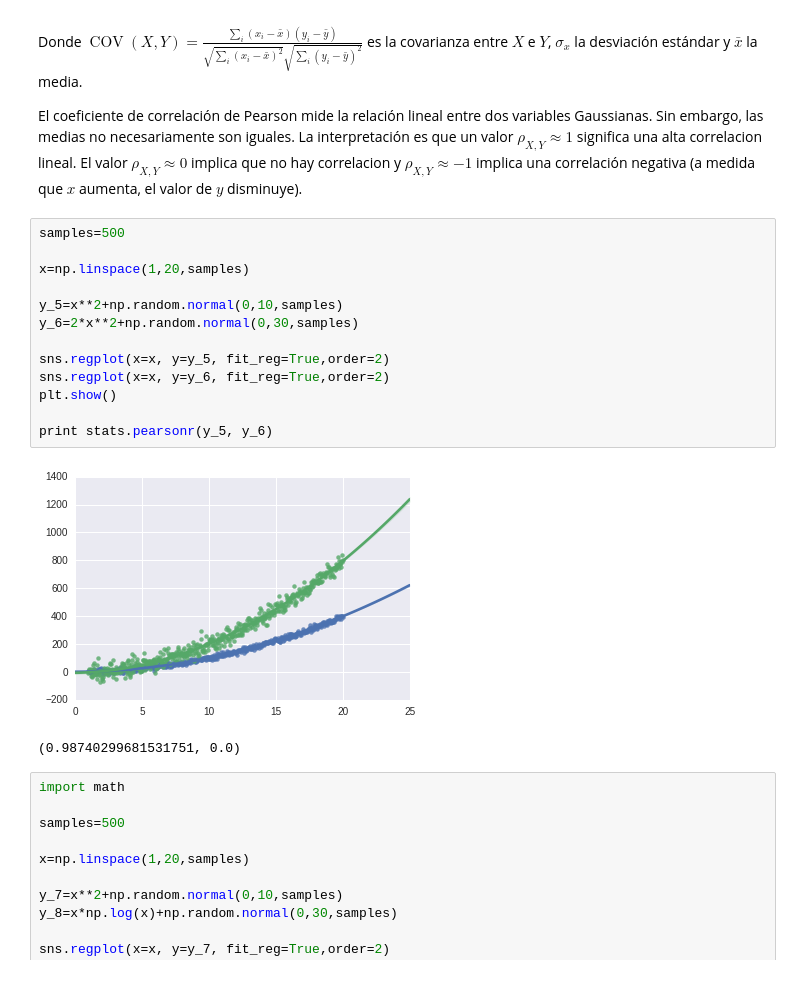
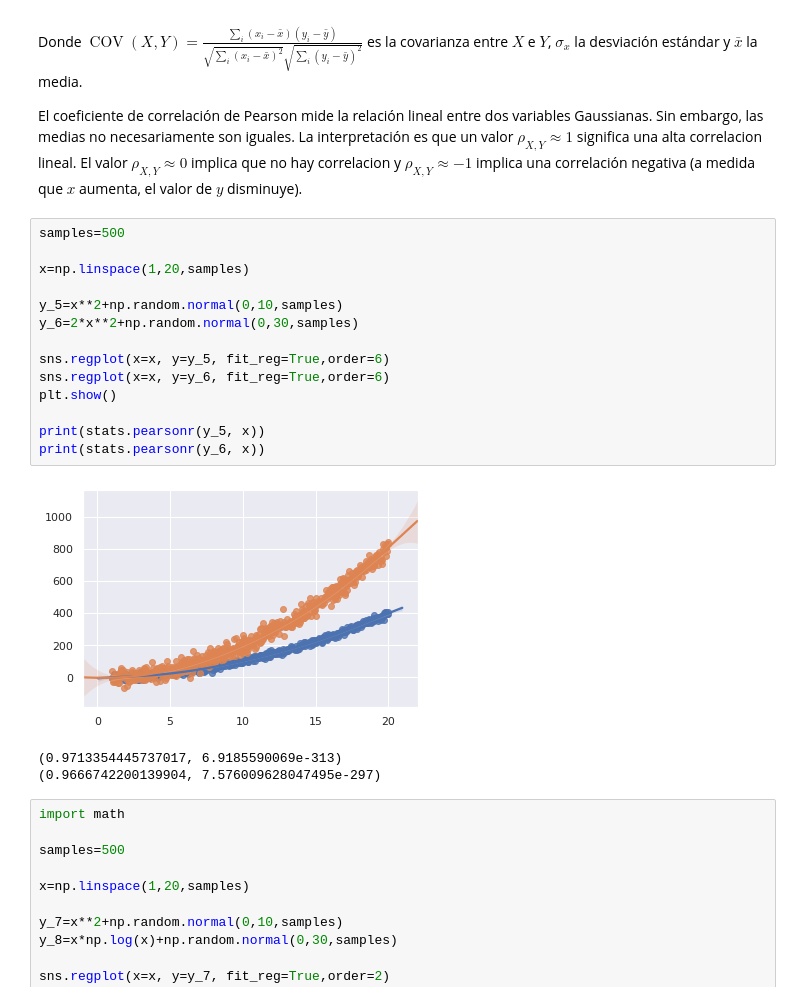
Before and after one commit to sherna90/analisis_algoritmos, a Jupyter notebook: 2.-diseno_experimentos.ipynb, the cells around one changed output. Saved outputs shown, nothing was run; the diff lists cells and outputs as text.

```diff
--- a/2.-diseno_experimentos.ipynb
+++ b/2.-diseno_experimentos.ipynb
@@ -67,19 +69,21 @@ El coeficiente de correlación de Pearson mide la relación lineal entre dos var
 # %%
 samples=500
 
 x=np.linspace(1,20,samples)
 
 y_5=x**2+np.random.normal(0,10,samples)
 y_6=2*x**2+np.random.normal(0,30,samples)
 
-sns.regplot(x=x, y=y_5, fit_reg=True,order=2)
-sns.regplot(x=x, y=y_6, fit_reg=True,order=2)
+sns.regplot(x=x, y=y_5, fit_reg=True,order=6)
+sns.regplot(x=x, y=y_6, fit_reg=True,order=6)
 plt.show()
 
-print stats.pearsonr(y_5, y_6)
+print(stats.pearsonr(y_5, x))
+print(stats.pearsonr(y_6, x))
 # %% [output]
-[figure, old version]
+[figure, new version]
-(0.98740299681531751, 0.0)
+(0.9713354445737017, 6.9185590069e-313)
+(0.9666742200139904, 7.576009628047495e-297)
 # %%
 import math
 
```
Also changed, not shown: parts of 2 cells of this notebook, 3 other files.
